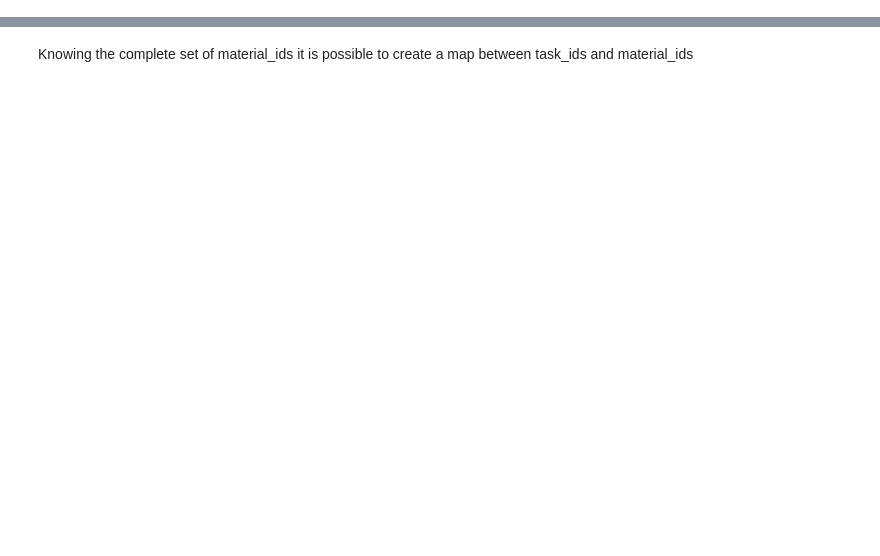
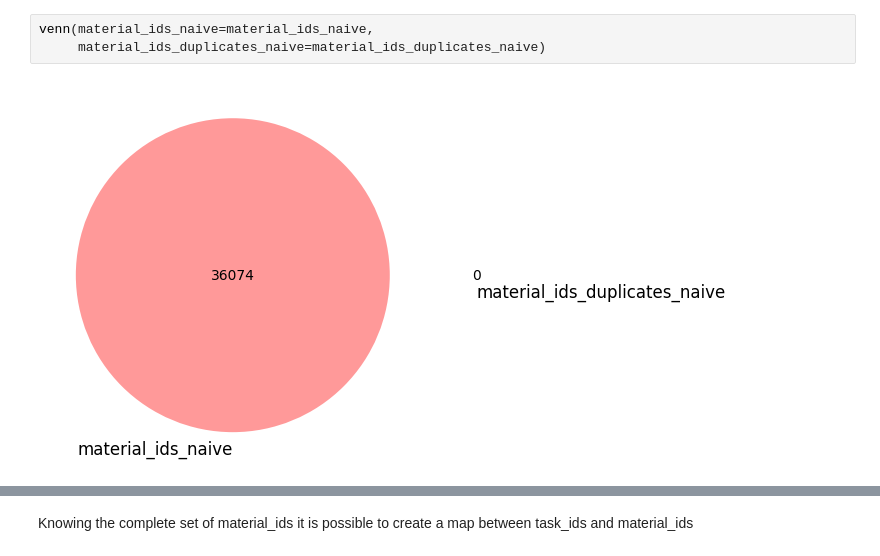
Before and after one commit to ricet8ur/rcgcnn, a Jupyter notebook: learn.ipynb, the cells around one changed output, grey strips where cells are left out. Drawn from its saved outputs; the diff is of its cells as text; blank space fills up the shorter version.

```diff
--- a/learn.ipynb
+++ b/learn.ipynb
@@ -72,0 +95,5 @@ with MPRester(api_key) as mpr:
+# %%
+venn(material_ids_naive=material_ids_naive,
+     material_ids_duplicates_naive=material_ids_duplicates_naive)
+# %% [output]
+[figure, added]
```
Also changed, not shown: parts of 41 cells of this notebook.
